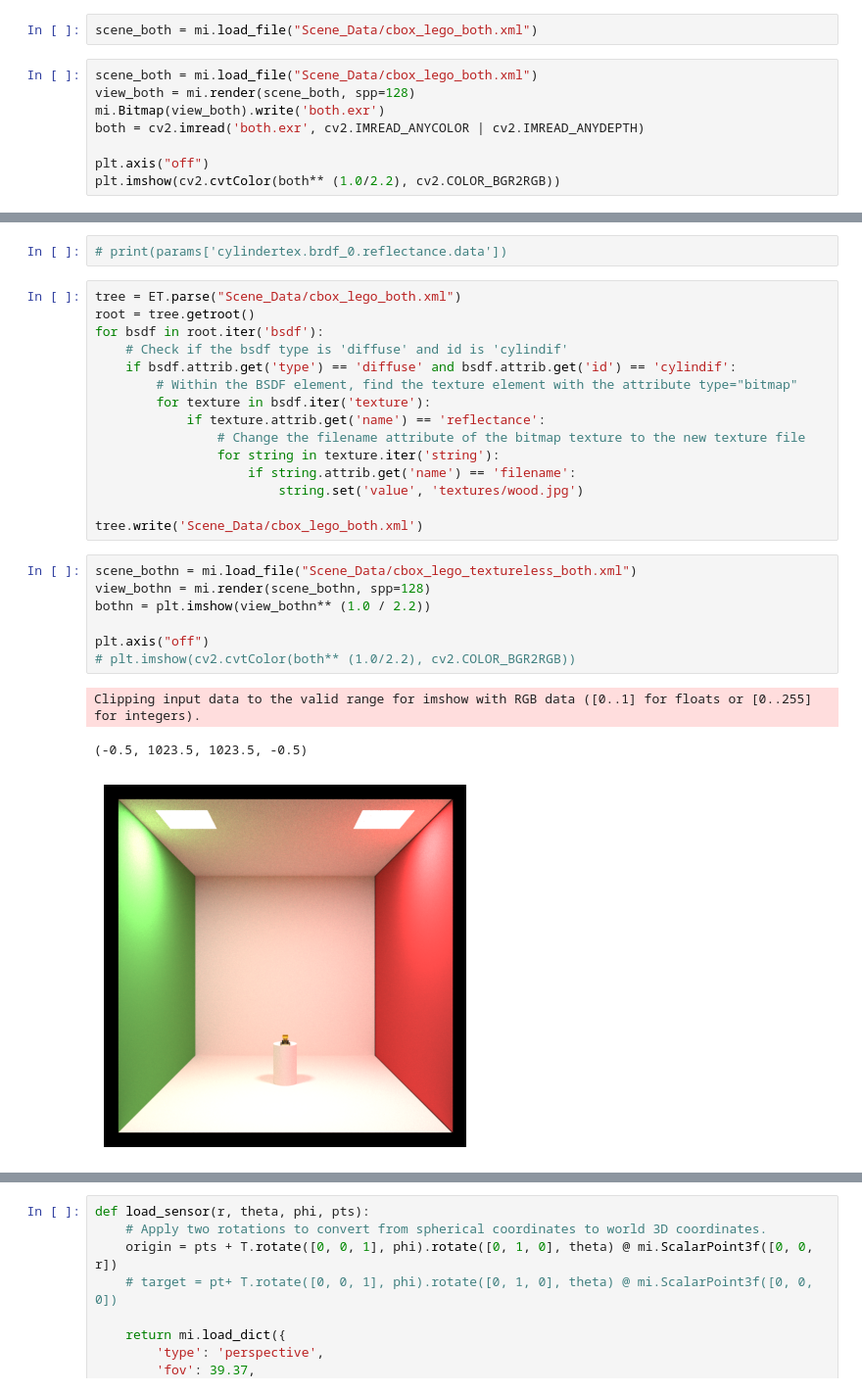
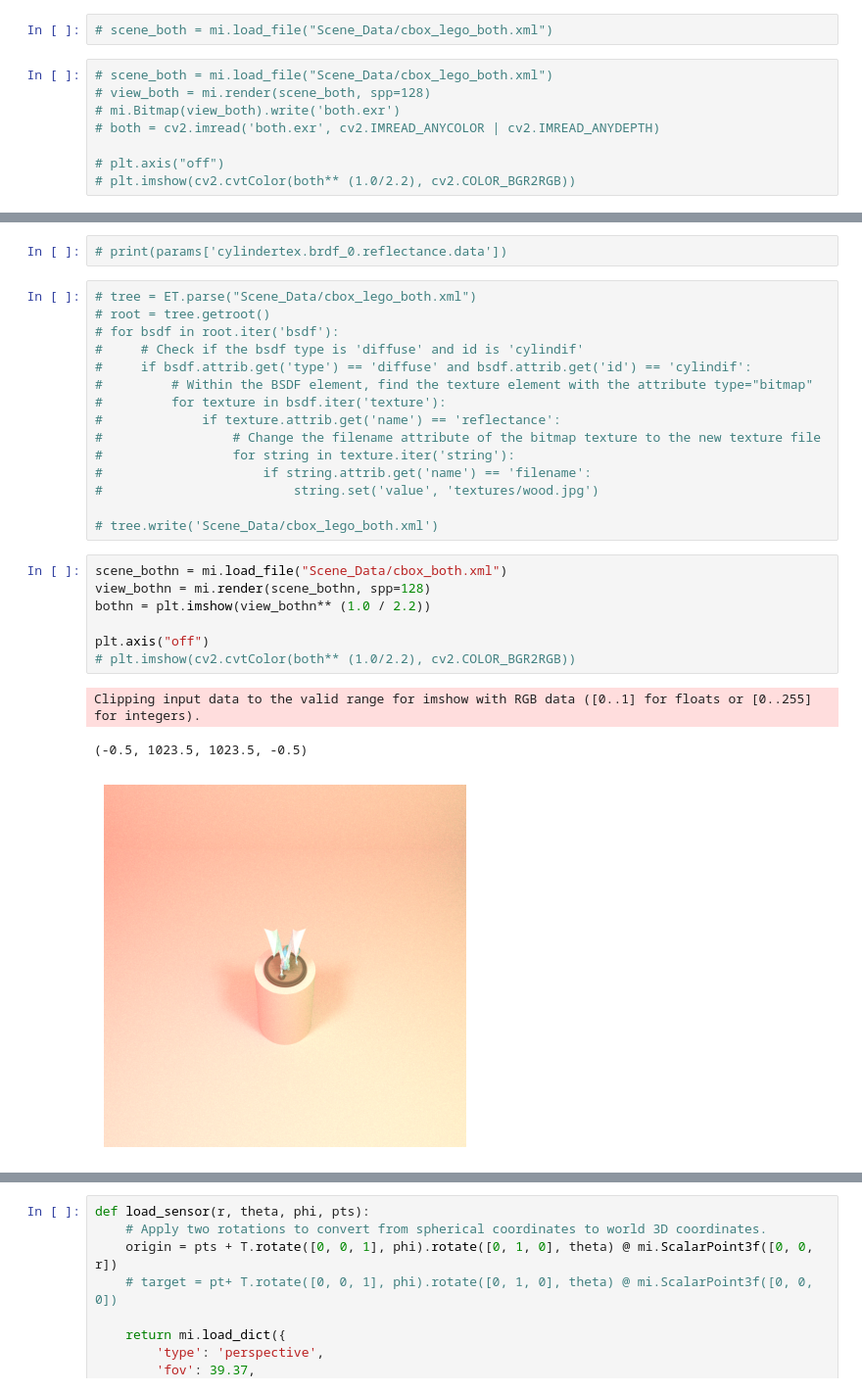
Before and after one commit to AryamanSharma17/ReGauss_data, a Jupyter notebook: mitsubatest.ipynb, the cells around one changed output, grey strips where cells are left out. Shown at 98% size. Cells and saved outputs as stored; diff of their text form.

```diff
--- a/mitsubatest.ipynb
+++ b/mitsubatest.ipynb
@@ -55,10 +52,10 @@ True
 # %%
-scene_both = mi.load_file("Scene_Data/cbox_lego_both.xml")
+# scene_both = mi.load_file("Scene_Data/cbox_lego_both.xml")
 # %%
-scene_both = mi.load_file("Scene_Data/cbox_lego_both.xml")
-view_both = mi.render(scene_both, spp=128)
-mi.Bitmap(view_both).write('both.exr')
-both = cv2.imread('both.exr', cv2.IMREAD_ANYCOLOR | cv2.IMREAD_ANYDEPTH)
+# scene_both = mi.load_file("Scene_Data/cbox_lego_both.xml")
+# view_both = mi.render(scene_both, spp=128)
+# mi.Bitmap(view_both).write('both.exr')
+# both = cv2.imread('both.exr', cv2.IMREAD_ANYCOLOR | cv2.IMREAD_ANYDEPTH)
 
-plt.axis("off")
-plt.imshow(cv2.cvtColor(both** (1.0/2.2), cv2.COLOR_BGR2RGB))
+# plt.axis("off")
+# plt.imshow(cv2.cvtColor(both** (1.0/2.2), cv2.COLOR_BGR2RGB))
@@ -72,31 +65,31 @@ Clipping input data to the valid range for imshow with RGB data ([0..1] for floa
 # %%
 # print(params['cylindertex.brdf_0.reflectance.data'])
 # %%
-tree = ET.parse("Scene_Data/cbox_lego_both.xml")
-root = tree.getroot()
-for bsdf in root.iter('bsdf'):
-    # Check if the bsdf type is 'diffuse' and id is 'cylindif'
-    if bsdf.attrib.get('type') == 'diffuse' and bsdf.attrib.get('id') == 'cylindif':
-        # Within the BSDF element, find the texture element with the attribute type="bitmap"
-        for texture in bsdf.iter('texture'):
-            if texture.attrib.get('name') == 'reflectance':
-                # Change the filename attribute of the bitmap texture to the new texture file
-                for string in texture.iter('string'):
-                    if string.attrib.get('name') == 'filename':
-                        string.set('value', 'textures/wood.jpg')
+# tree = ET.parse("Scene_Data/cbox_lego_both.xml")
+# root = tree.getroot()
+# for bsdf in root.iter('bsdf'):
+#     # Check if the bsdf type is 'diffuse' and id is 'cylindif'
+#     if bsdf.attrib.get('type') == 'diffuse' and bsdf.attrib.get('id') == 'cylindif':
+#         # Within the BSDF element, find the texture element with the attribute type="bitmap"
+#         for texture in bsdf.iter('texture'):
+#             if texture.attrib.get('name') == 'reflectance':
+#                 # Change the filename attribute of the bitmap texture to the new texture file
+#                 for string in texture.iter('string'):
+#                     if string.attrib.get('name') == 'filename':
+#                         string.set('value', 'textures/wood.jpg')
 
-tree.write('Scene_Data/cbox_lego_both.xml')
+# tree.write('Scene_Data/cbox_lego_both.xml')
 # %%
-scene_bothn = mi.load_file("Scene_Data/cbox_lego_textureless_both.xml")
+scene_bothn = mi.load_file("Scene_Data/cbox_both.xml")
 view_bothn = mi.render(scene_bothn, spp=128)
 bothn = plt.imshow(view_bothn** (1.0 / 2.2))
 
 plt.axis("off")
 # plt.imshow(cv2.cvtColor(both** (1.0/2.2), cv2.COLOR_BGR2RGB))
 # %% [output]
 Clipping input data to the valid range for imshow with RGB data ([0..1] for floats or [0..255] for integers).
 (-0.5, 1023.5, 1023.5, -0.5)
-[figure, old version]
+[figure, new version]
 # %%
 scene_left = mi.load_file("Scene_Data/cbox_left.xml")
 view_left = mi.render(scene_left, spp=1024)
```
Also changed, not shown: parts of 22 cells of this notebook, 3 other files.
